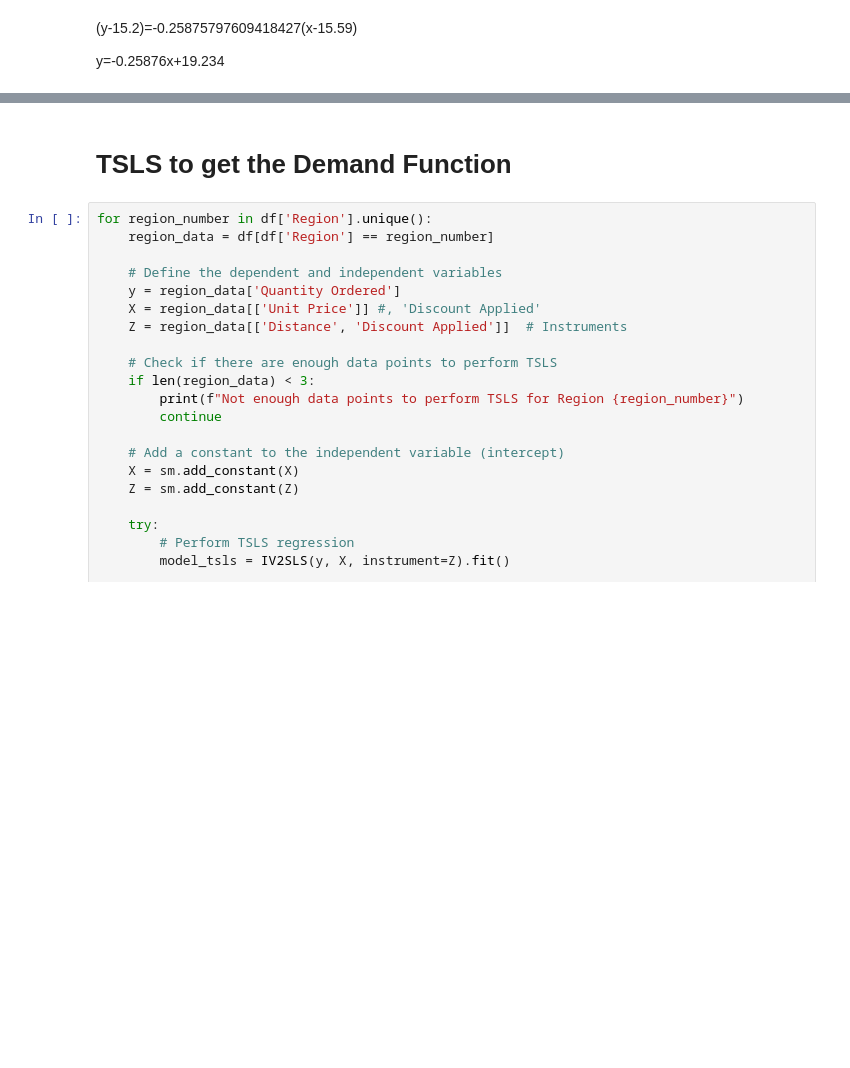
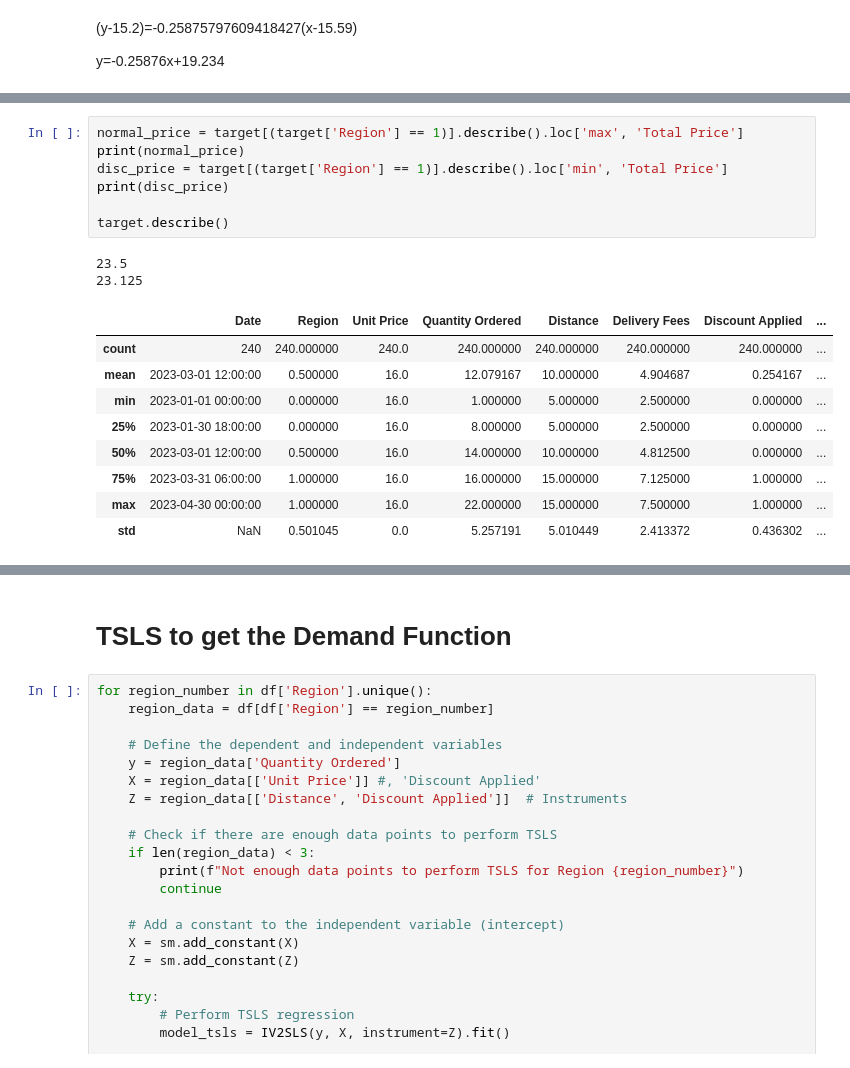
Before and after one commit to Alphteow/EconsModel, a Jupyter notebook: Econ_Group_Project3.ipynb, the cells around one changed output, grey strips where cells are left out. Saved outputs shown, nothing was run; the diff lists cells and outputs as text; blank space fills up the shorter version.

```diff
--- a/Econ_Group_Project3.ipynb
+++ b/Econ_Group_Project3.ipynb
@@ -288,0 +402,19 @@ plt.show()
+# %%
+normal_price = target[(target['Region'] == 1)].describe().loc['max', 'Total Price']
+print(normal_price)
+disc_price = target[(target['Region'] == 1)].describe().loc['min', 'Total Price']
+print(disc_price)
+
+target.describe()
+# %% [output]
+23.5
+23.125
+|  | Date | Region | Unit Price | Quantity Ordered | Distance | Delivery Fees | Discount Applied | ... |
+| count | 240 | 240.000000 | 240.0 | 240.000000 | 240.000000 | 240.000000 | 240.000000 | ... |
+| mean | 2023-03-01 12:00:00 | 0.500000 | 16.0 | 12.079167 | 10.000000 | 4.904687 | 0.254167 | ... |
+| min | 2023-01-01 00:00:00 | 0.000000 | 16.0 | 1.000000 | 5.000000 | 2.500000 | 0.000000 | ... |
+| 25% | 2023-01-30 18:00:00 | 0.000000 | 16.0 | 8.000000 | 5.000000 | 2.500000 | 0.000000 | ... |
+| 50% | 2023-03-01 12:00:00 | 0.500000 | 16.0 | 14.000000 | 10.000000 | 4.812500 | 0.000000 | ... |
+| 75% | 2023-03-31 06:00:00 | 1.000000 | 16.0 | 16.000000 | 15.000000 | 7.125000 | 1.000000 | ... |
+| max | 2023-04-30 00:00:00 | 1.000000 | 16.0 | 22.000000 | 15.000000 | 7.500000 | 1.000000 | ... |
+| std | NaN | 0.501045 | 0.0 | 5.257191 | 5.010449 | 2.413372 | 0.436302 | ... |
```
Also changed, not shown: parts of 8 cells of this notebook.
